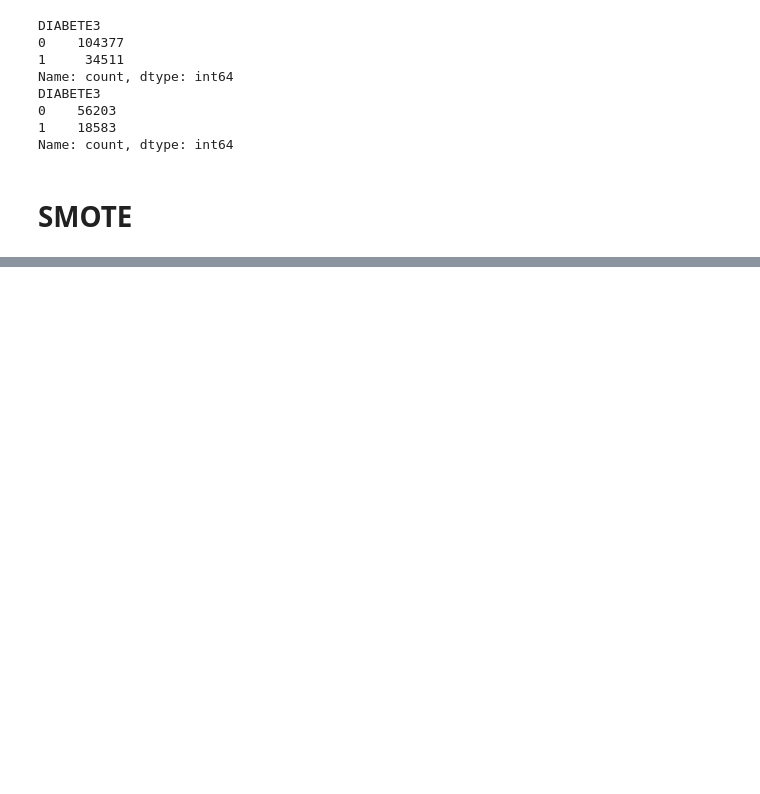
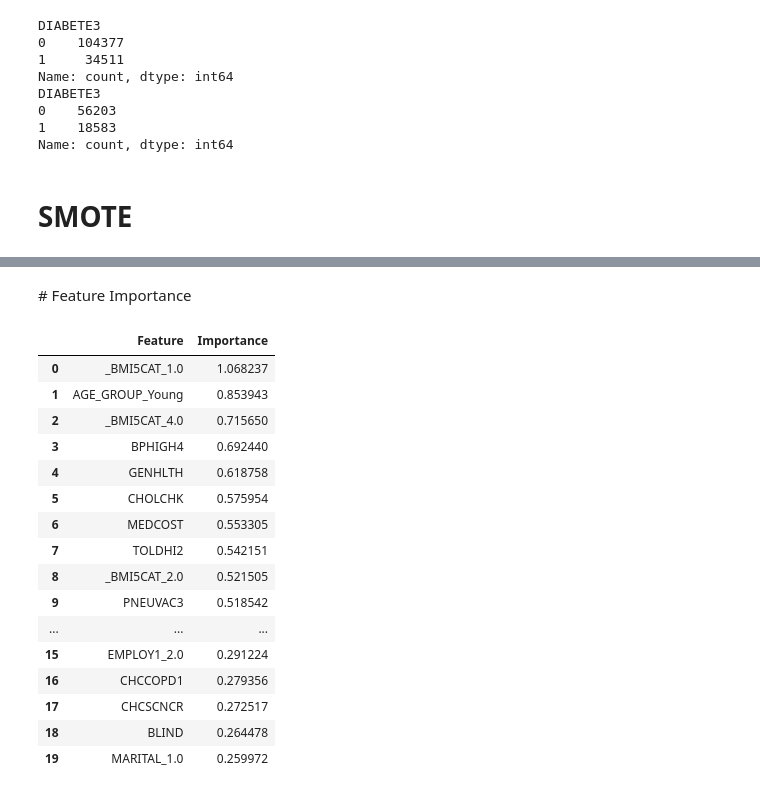
Before and after one commit to RossSacco/DmmlPJ, a Jupyter notebook: Binary_DataTesting.ipynb, the cells around one changed output, grey strips where cells are left out. Cells and saved outputs as stored; diff of their text form; code cells hidden in the pictures; blank space fills up the shorter version.

```diff
--- a/Binary_DataTesting.ipynb
+++ b/Binary_DataTesting.ipynb
@@ -373,0 +453,54 @@ plt.show()
+# %% [markdown]
+# Feature Importance
+# %%
+# Estrai il modello dalla pipeline
+model = best_pipeline.named_steps['model']
+importance = np.abs(model.coef_)[0]  # usa il valore assoluto del coefficiente
+# Estrai il preprocessor
+preprocessor = best_pipeline.named_steps['preprocessing']
+# 1. Nomi delle feature numeriche (trasformate ma non codificate)
+numerical_features = numeric_cols
+# 2. Nomi delle feature binarie (non trasformate)
+binary_features = binary_cols
+# 3. Nomi delle feature nominali (OneHot codificate)
+onehot_encoder = preprocessor.named_transformers_['nom'].named_steps['onehot']
+nominal_feature_names = onehot_encoder.get_feature_names_out(nominal_cols)
+# 4. Nomi delle feature ordinali (OrdinalEncoder)
+ordinal_features = list(ordinal.keys())
+# 5. Combina tutti i nomi delle feature nell’ordine usato da ColumnTransformer
+all_feature_names = (
+    numerical_features +     # num
+    binary_features +        # bin
+    list(nominal_feature_names) +  # nom
+    ordinal_features         # ord
+)
+
+# 🔍 Verifica consistenza lunghezza
+assert len(all_feature_names) == len(importance), "Mismatch tra feature names e importanze!"
+
+# 6. Crea DataFrame con feature importance
+feature_importance_df = pd.DataFrame({
+    'Feature': all_feature_names,
+    'Importance': importance
+}).sort_values(by='Importance', ascending=False).reset_index(drop=True)
+
+# 7. Visualizza
+feature_importance_df.head(20)
+# %% [output]
+|  | Feature | Importance |
+| 0 | _BMI5CAT_1.0 | 1.068237 |
+| 1 | AGE_GROUP_Young | 0.853943 |
+| 2 | _BMI5CAT_4.0 | 0.715650 |
+| 3 | BPHIGH4 | 0.692440 |
+| 4 | GENHLTH | 0.618758 |
+| 5 | CHOLCHK | 0.575954 |
+| 6 | MEDCOST | 0.553305 |
+| 7 | TOLDHI2 | 0.542151 |
+| 8 | _BMI5CAT_2.0 | 0.521505 |
+| 9 | PNEUVAC3 | 0.518542 |
+| ... | ... | ... |
+| 15 | EMPLOY1_2.0 | 0.291224 |
+| 16 | CHCCOPD1 | 0.279356 |
+| 17 | CHCSCNCR | 0.272517 |
+| 18 | BLIND | 0.264478 |
+| 19 | MARITAL_1.0 | 0.259972 |
```
Also changed, not shown: parts of 10 cells of this notebook, 5 other files.
